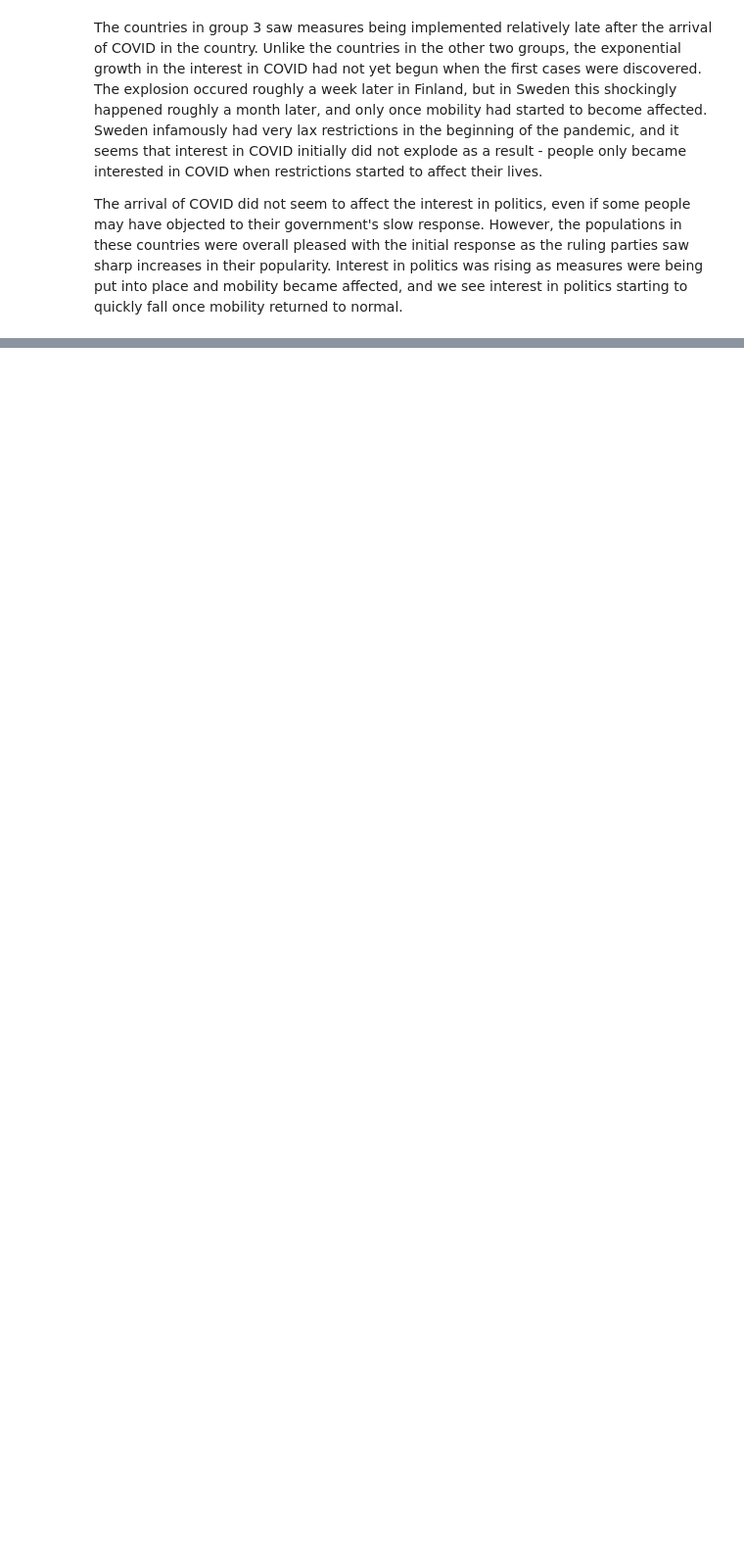
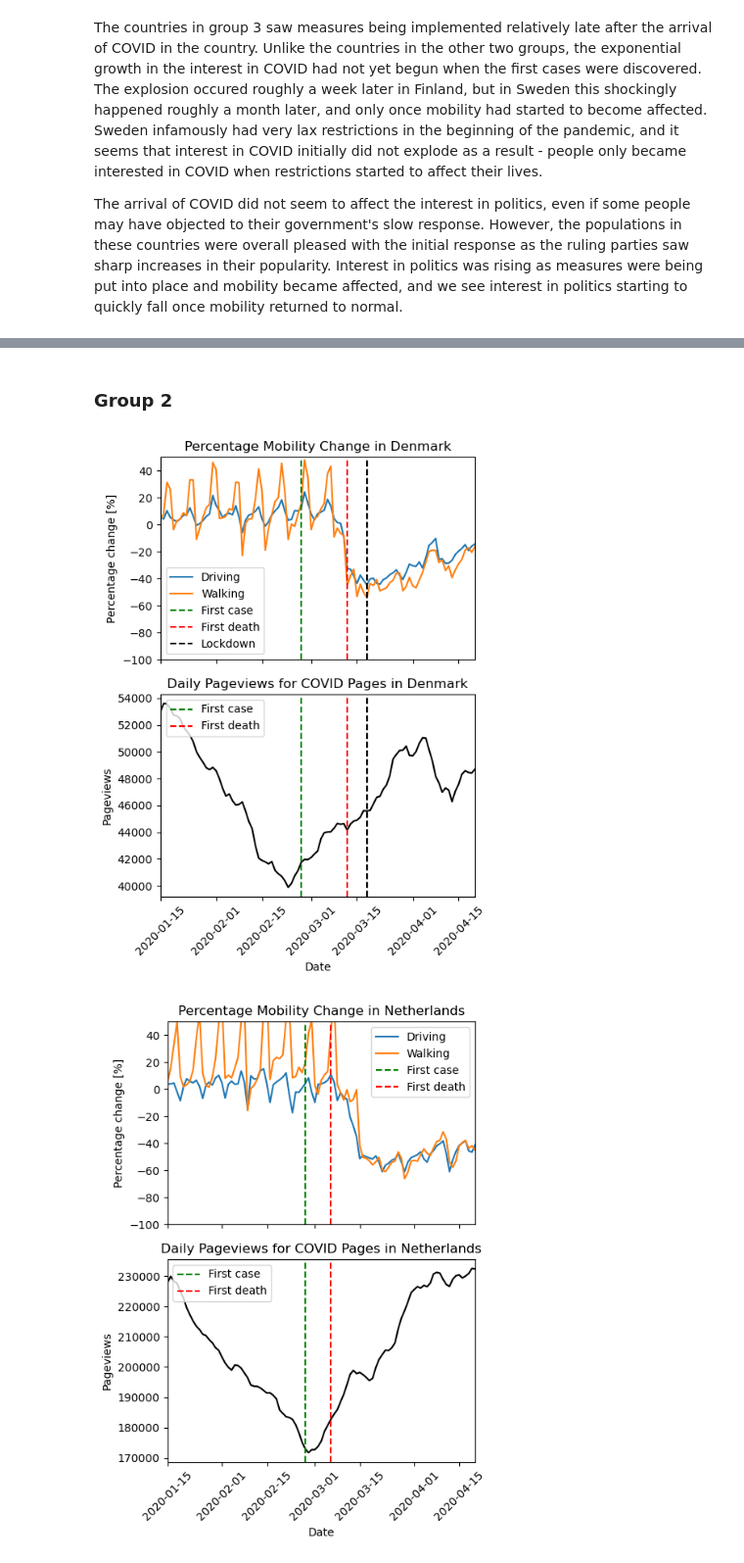
Before and after one commit to epfl-ada/ada-2022-project-zeta, a Jupyter notebook: ADAnalysis.ipynb, the cells around one changed output, grey strips where cells are left out. Shown at 98% size. Drawn from its saved outputs; the diff is of its cells as text; code cells hidden in the pictures; blank space fills up the shorter version.

```diff
--- a/ADAnalysis.ipynb
+++ b/ADAnalysis.ipynb
@@ -289,0 +280,9 @@ for group in response_groups:
+# %% [markdown]
+### Group 2
+# %%
+for country in groups[1]:
+    df = get_pageviews(df_pageviews, languages[country], POLITICS)
+    plot_mobility_pageviews_covid(df_transport, df, country, df_dates)
+# %% [output]
+[figure, added]
+[figure, added]
```
Also changed, not shown: parts of 26 cells of this notebook, 2 other files.
